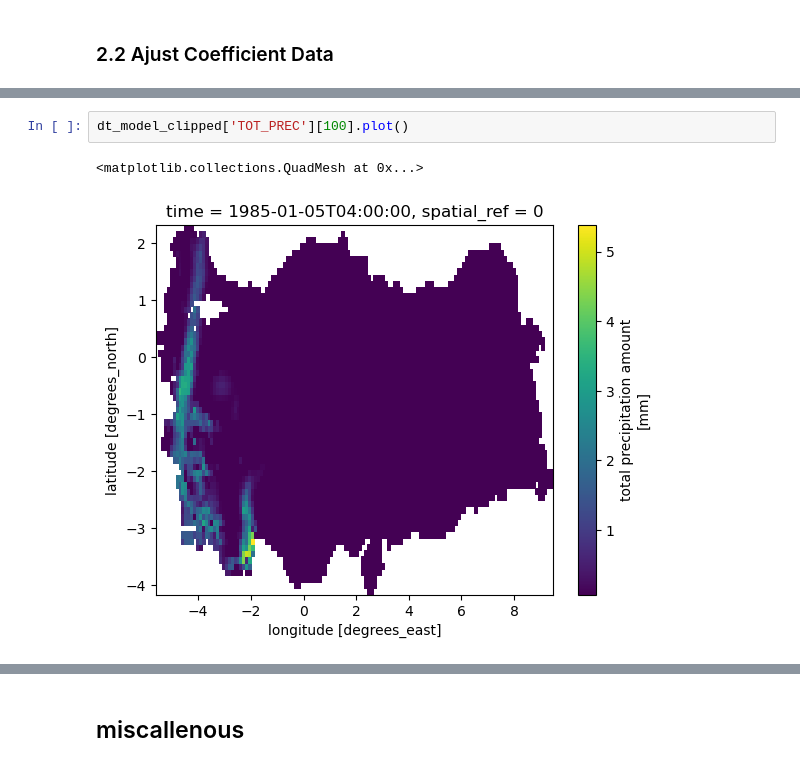
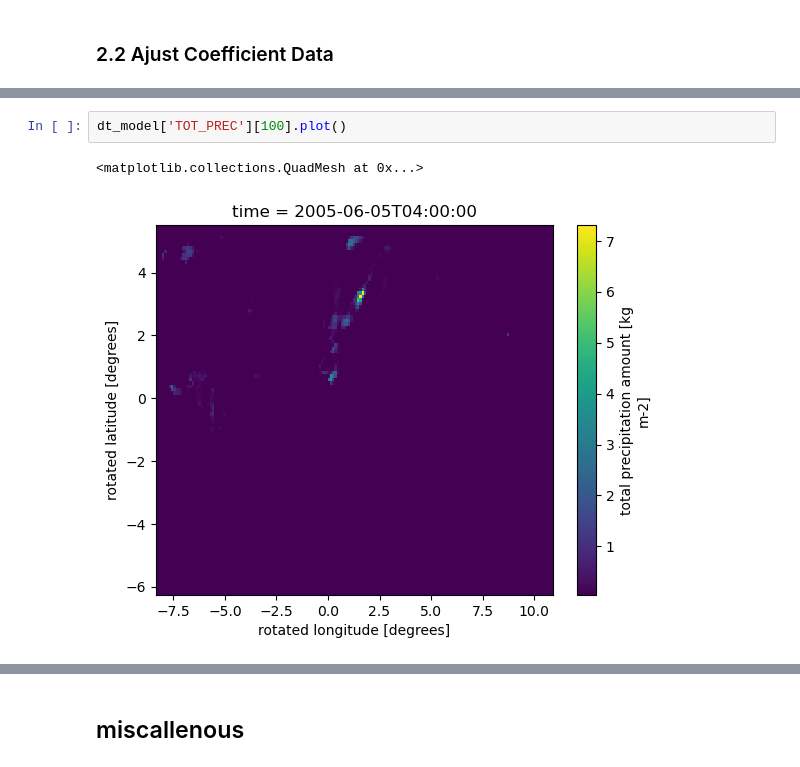
Before and after one commit to donmezkutay/msc-thesis-codes, a Jupyter notebook: bias_correction2_adjust_model.ipynb, the cells around one changed output, grey strips where cells are left out. Saved outputs shown, nothing was run; the diff lists cells and outputs as text.

```diff
--- a/bias_correction2_adjust_model.ipynb
+++ b/bias_correction2_adjust_model.ipynb
@@ -223,5 +244,5 @@ for year, year_path in enumerate(yearly_paths):
 # %%
-dt_model_clipped['TOT_PREC'][100].plot()
+dt_model['TOT_PREC'][100].plot()
 # %% [output]
 <matplotlib.collections.QuadMesh at 0x...>
-[figure, old version]
+[figure, new version]
```
Also changed, not shown: parts of 8 cells of this notebook, 4 other files.
